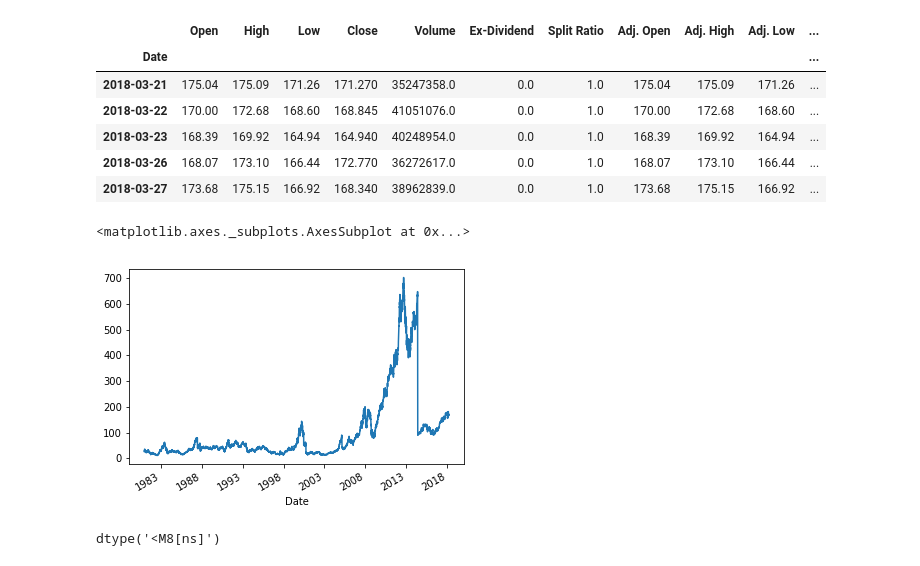
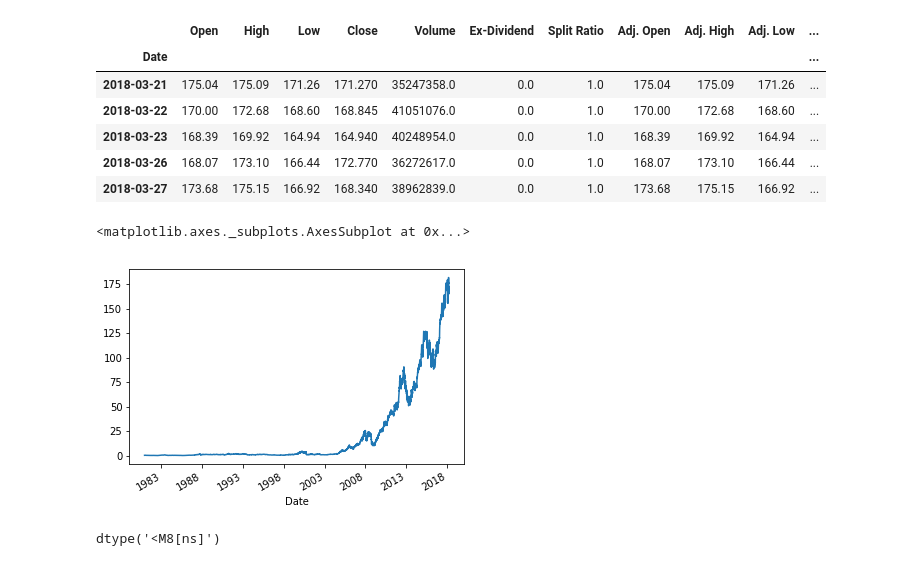
Before and after one commit to abendm/Pandas-Stuff, a Jupyter notebook: 16-time-series-master/01-timeseries.ipynb, the cells around one changed output. Drawn from its saved outputs; the diff is of its cells as text; code cells hidden in the pictures.

```diff
--- a/16-time-series-master/01-timeseries.ipynb
+++ b/16-time-series-master/01-timeseries.ipynb
@@ -40,10 +40,10 @@ data.tail()
 | 2018-03-26 | 168.07 | 173.10 | 166.44 | 172.770 | 36272617.0 | 0.0 | 1.0 | 168.07 | 173.10 | 166.44 | ... |
 | 2018-03-27 | 173.68 | 175.15 | 166.92 | 168.340 | 38962839.0 | 0.0 | 1.0 | 173.68 | 175.15 | 166.92 | ... |
 # %%
-data.Close.plot()
+data['Adj. Close'].plot()
 # %% [output]
 <matplotlib.axes._subplots.AxesSubplot at 0x...>
-[figure, old version]
+[figure, new version]
 # %%
 data.index.dtype
 # %% [output]
```
Also changed, not shown: parts of 26 cells of this notebook, 46 other files.
